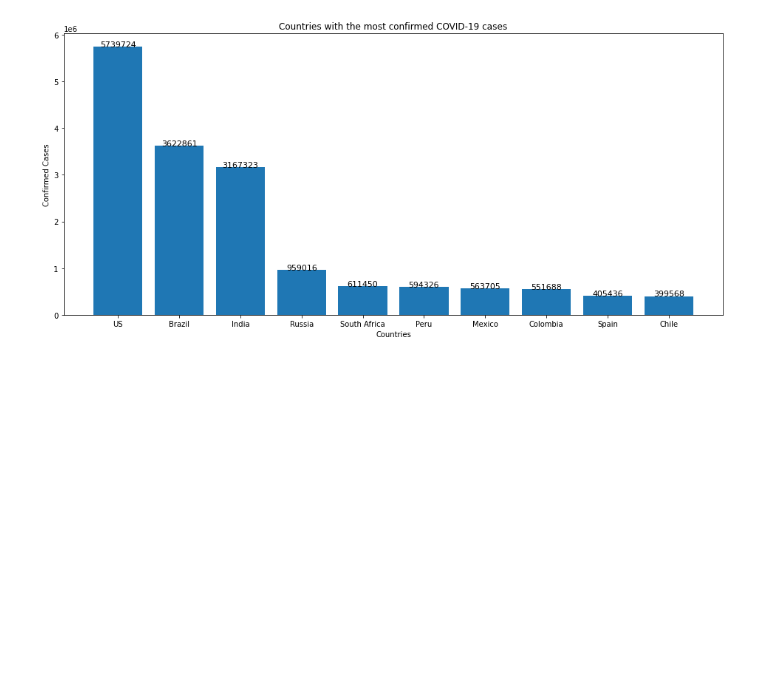
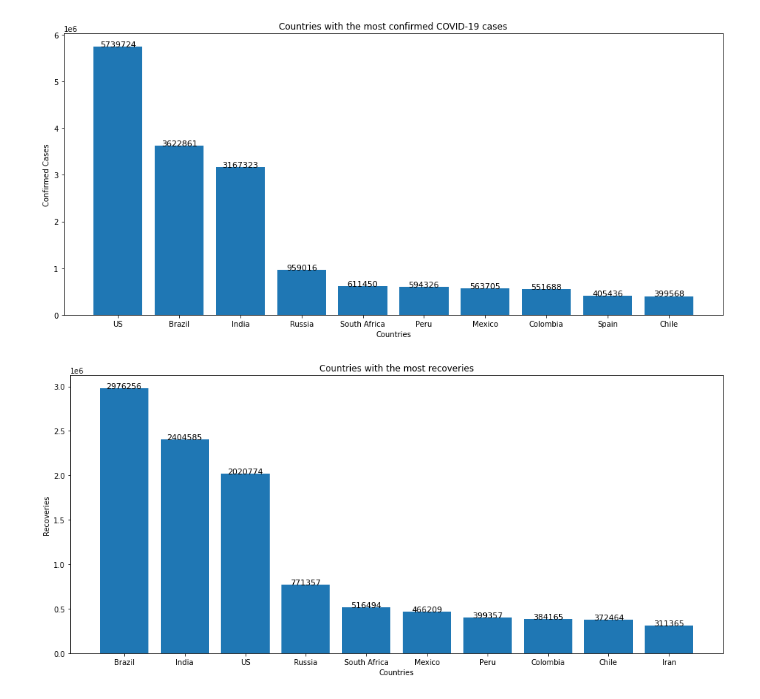
Before and after one commit to terrencekwon/data-science-portfolio, a Jupyter notebook: covid19_visualization.ipynb, the cells around one changed output. Cells and saved outputs as stored; diff of their text form; code cells hidden in the pictures; blank space fills up the shorter version.

```diff
--- a/covid19_visualization.ipynb
+++ b/covid19_visualization.ipynb
@@ -115,3 +115,16 @@ for index, value in zip(countries[0:10], confirmed_cases[0:10]):
     plt.text(index, value, str(value), ha = 'center', fontsize=11)
 # %% [output]
 [figure]
+# %%
+most_recovered = country_totals.sort_values(by='Recovered', ascending=False)
+countries = most_recovered['Country_Region']
+recovered = most_recovered['Recovered']
+fig = plt.figure(figsize =(16, 7))
+plot = plt.bar(countries[0:10], recovered[0:10])
+plt.title('Countries with the most recoveries')
+plt.xlabel('Countries')
+plt.ylabel('Recoveries')
+for index, value in zip(countries[0:10], recovered[0:10]):
+  plt.text(index, value, str(value), ha='center', fontsize=11)
+# %% [output]
+[figure, added]
```
